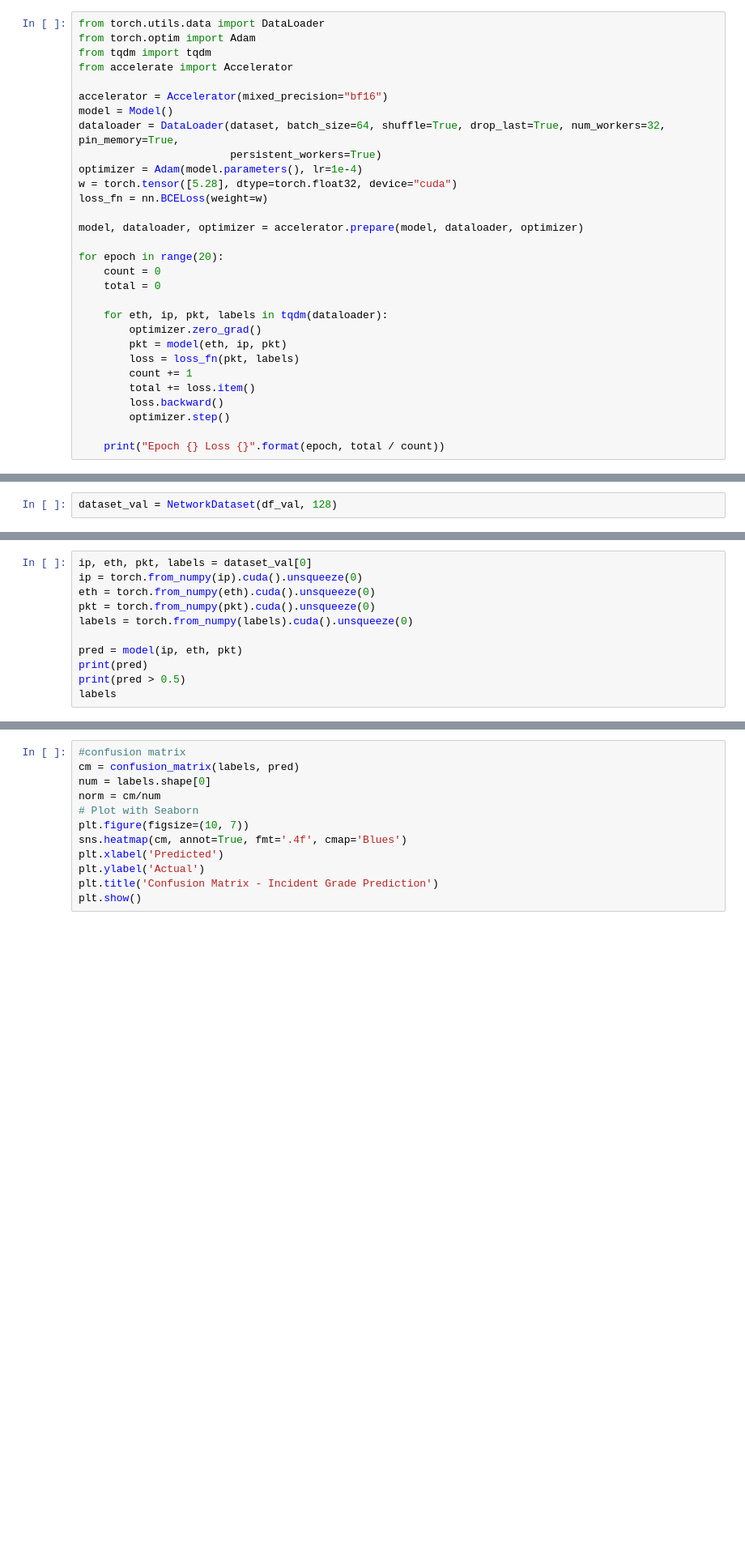
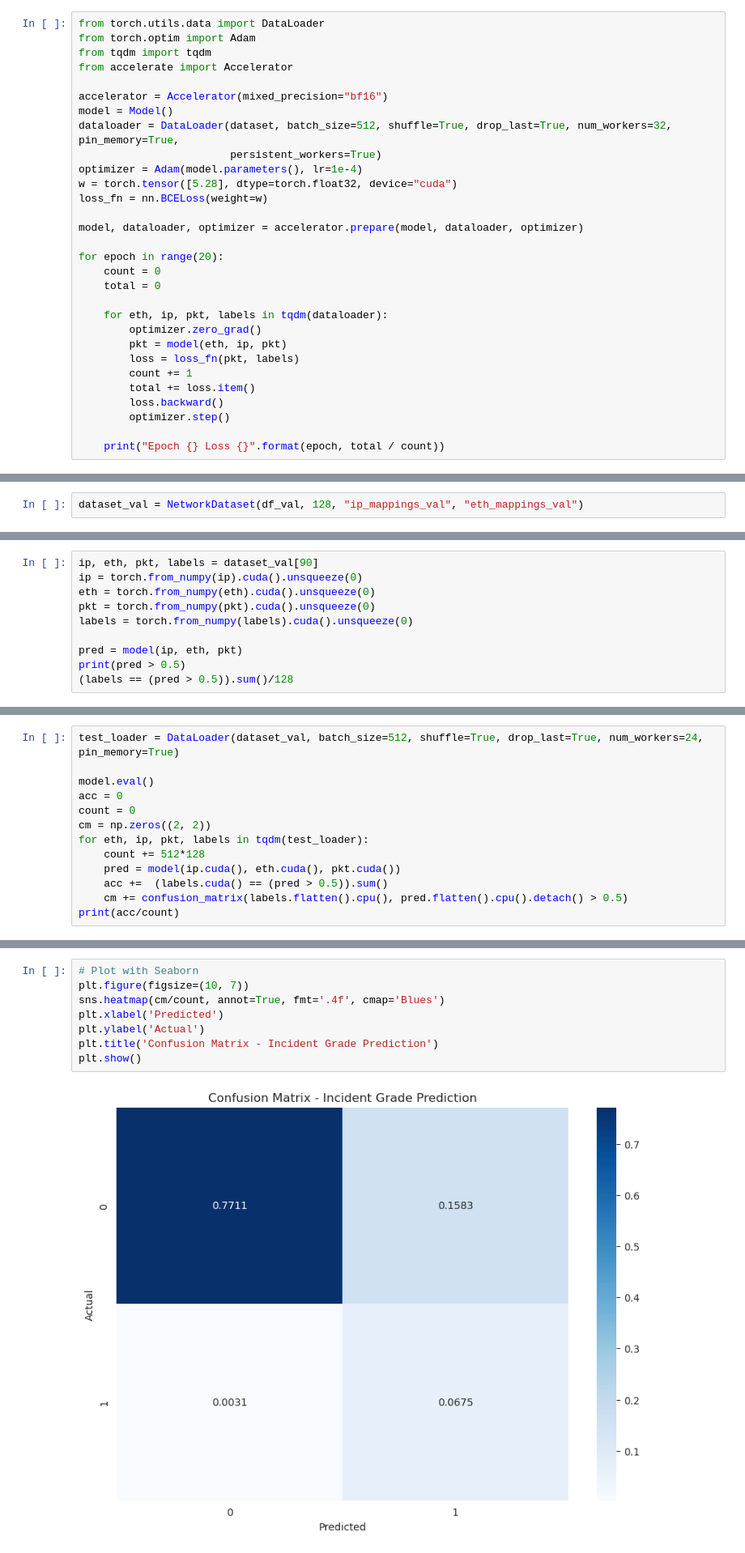
Before and after one commit to fireuse/teamproject, a Jupyter notebook: Hubert_main.ipynb, the cells around one changed output, grey strips where cells are left out. Shown at 81% size. Drawn from its saved outputs; the diff is of its cells as text; blank space fills up the shorter version.

Commit message:
First semi-working model

```diff
--- a/Hubert_main.ipynb
+++ b/Hubert_main.ipynb
@@ -267,7 +218,7 @@ from accelerate import Accelerator
 
 accelerator = Accelerator(mixed_precision="bf16")
 model = Model()
-dataloader = DataLoader(dataset, batch_size=64, shuffle=True, drop_last=True, num_workers=32, pin_memory=True,
+dataloader = DataLoader(dataset, batch_size=512, shuffle=True, drop_last=True, num_workers=32, pin_memory=True,
                         persistent_workers=True)
 optimizer = Adam(model.parameters(), lr=1e-4)
 w = torch.tensor([5.28], dtype=torch.float32, device="cuda")
@@ -299,18 +277,17 @@ df_val = pd.read_csv("df_val.csv")
 # %%
-dataset_val = NetworkDataset(df_val, 128)
+dataset_val = NetworkDataset(df_val, 128, "ip_mappings_val", "eth_mappings_val")
 # %%
 import pickle
 pickle.dump(dataset_val.mappings_ip, open('ip_mappings_val', 'wb'))
 pickle.dump(dataset_val.mappings_eth, open('eth_mappings_val', 'wb'))
 # %%
-ip, eth, pkt, labels = dataset_val[0]
+ip, eth, pkt, labels = dataset_val[90]
 ip = torch.from_numpy(ip).cuda().unsqueeze(0)
 eth = torch.from_numpy(eth).cuda().unsqueeze(0)
 pkt = torch.from_numpy(pkt).cuda().unsqueeze(0)
 labels = torch.from_numpy(labels).cuda().unsqueeze(0)
 
 pred = model(ip, eth, pkt)
-print(pred)
 print(pred > 0.5)
-labels
+(labels == (pred > 0.5)).sum()/128
 # %% [output]
@@ -317,0 +309,13 @@ NameError: name 'dataset_val' is not defined
+# %%
+test_loader = DataLoader(dataset_val, batch_size=512, shuffle=True, drop_last=True, num_workers=24, pin_memory=True)
+
+model.eval()
+acc = 0
+count = 0
+cm = np.zeros((2, 2))
+for eth, ip, pkt, labels in tqdm(test_loader):
+    count += 512*128
+    pred = model(ip.cuda(), eth.cuda(), pkt.cuda())
+    acc +=  (labels.cuda() == (pred > 0.5)).sum()
+    cm += confusion_matrix(labels.flatten().cpu(), pred.flatten().cpu().detach() > 0.5)
+print(acc/count)
@@ -325,12 +335,10 @@ tensor(0.7049, device='cuda:0', grad_fn=<BinaryCrossEntropyBackward0>)
 # %%
-#confusion matrix
-cm = confusion_matrix(labels, pred)
-num = labels.shape[0]
-norm = cm/num
 # Plot with Seaborn
 plt.figure(figsize=(10, 7))
-sns.heatmap(cm, annot=True, fmt='.4f', cmap='Blues')
+sns.heatmap(cm/count, annot=True, fmt='.4f', cmap='Blues')
 plt.xlabel('Predicted')
 plt.ylabel('Actual')
 plt.title('Confusion Matrix - Incident Grade Prediction')
 plt.show()
+# %% [output]
+[figure, added]
```
Also changed, not shown: parts of 13 cells of this notebook.
